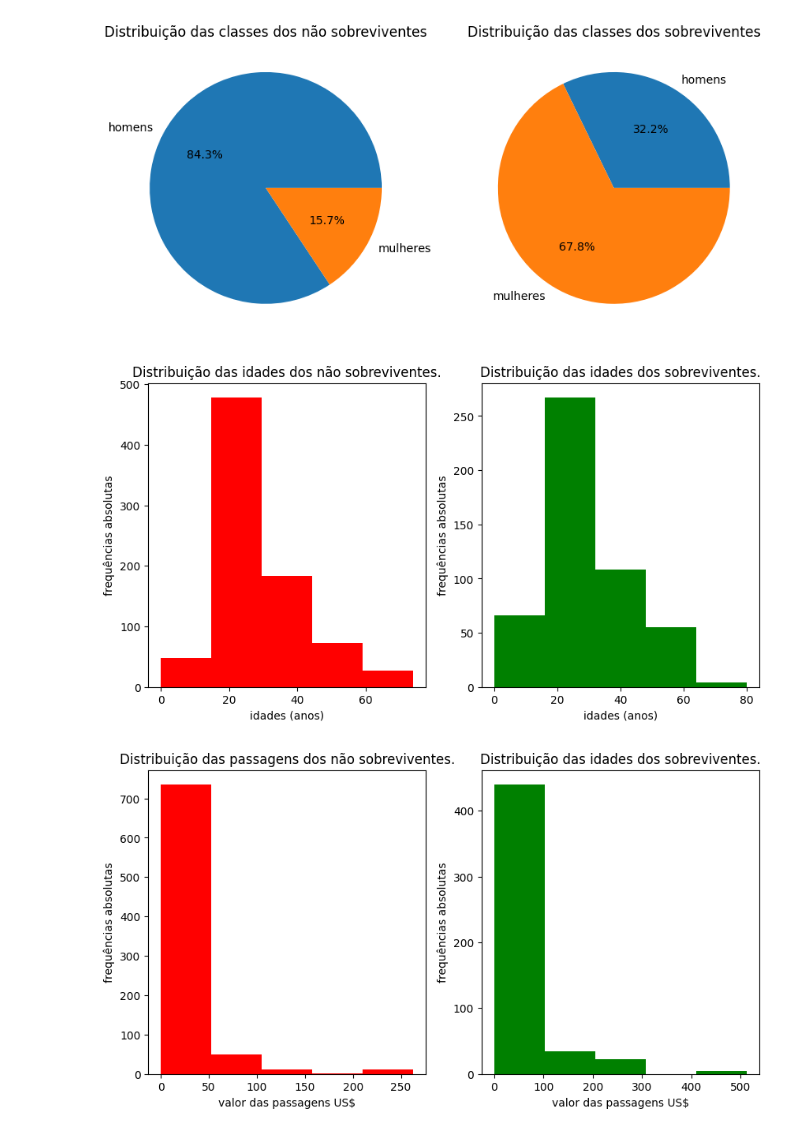
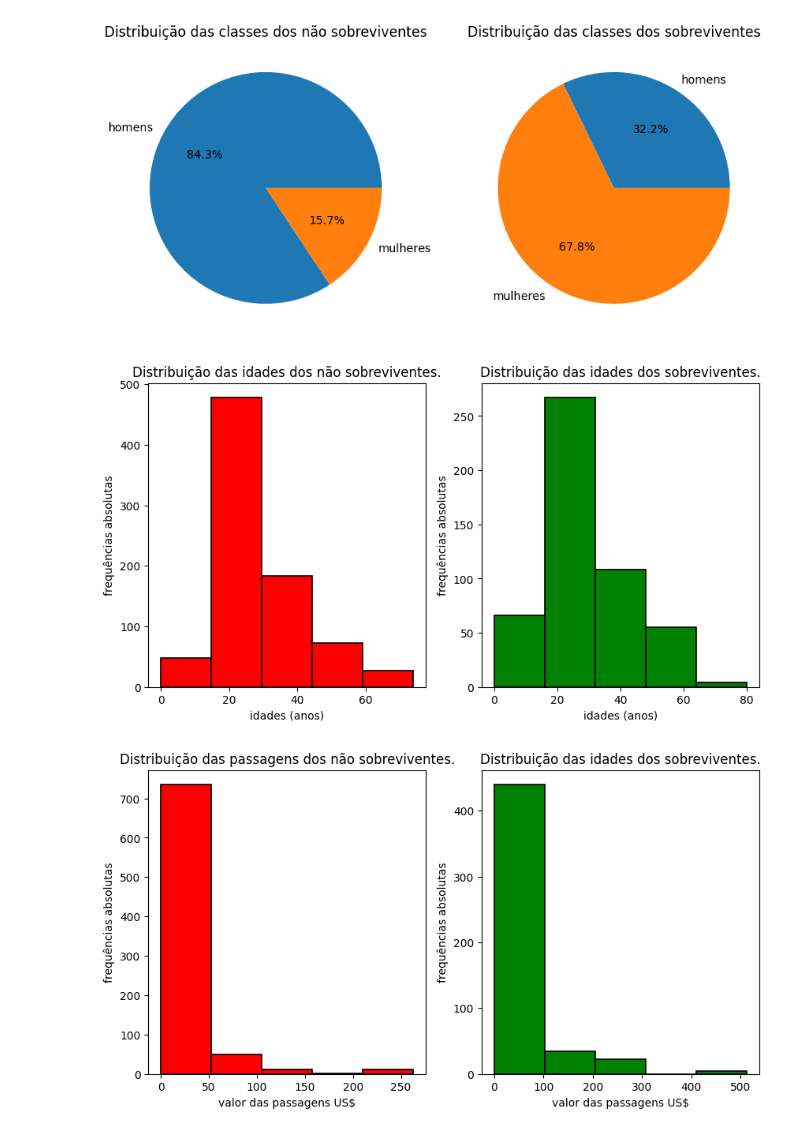
Before and after one commit to christiano1974/Aulas_Est_Python_R, a Jupyter notebook: Aulas_Estatística.ipynb, the cells around one changed output. Drawn from its saved outputs; the diff is of its cells as text; code cells hidden in the pictures.

```diff
--- a/Aulas_Estatística.ipynb
+++ b/Aulas_Estatística.ipynb
@@ -376,32 +376,32 @@ plt.show()
 # %%
 # histogramas em relação as idades dos sobreviventes e não sobreviventes
 plt.figure(figsize = (10,5))
 plt.subplot(1,2,1)
-plt.hist(df_0['age'],bins = 5,color ='red')
+plt.hist(df_0['age'],bins = 5,color ='red',edgecolor = 'black',linewidth = 1.2)
 plt.title('Distribuição das idades dos não sobreviventes.')
 plt.xlabel('idades (anos)')
 plt.ylabel('frequências absolutas')
 plt.subplot(1,2,2)
-plt.hist(df_1['age'],bins = 5,color = 'green')
+plt.hist(df_1['age'],bins = 5,color = 'green',edgecolor = 'black',linewidth = 1.2)
 plt.title('Distribuição das idades dos sobreviventes.')
 plt.xlabel('idades (anos)')
 plt.ylabel('frequências absolutas')
 plt.show()
 # %% [output]
-[figure, old version]
+[figure, new version]
 # %%
 # histogramas em relação ao valores das passagens dos sobreviventes e não sobreviventes
 plt.figure(figsize = (10,5))
 plt.subplot(1,2,1)
-plt.hist(df_0['fare'],bins = 5,color ='red')
+plt.hist(df_0['fare'],bins = 5,color ='red',edgecolor = 'black',linewidth = 1.2)
 plt.title('Distribuição das passagens dos não sobreviventes.')
 plt.xlabel('valor das passagens US$')
 plt.ylabel('frequências absolutas')
 plt.subplot(1,2,2)
-plt.hist(df_1['fare'],bins = 5,color = 'green')
+plt.hist(df_1['fare'],bins = 5,color = 'green',edgecolor = 'black',linewidth = 1.2)
 plt.title('Distribuição das idades dos sobreviventes.')
 plt.xlabel('valor das passagens US$')
 plt.ylabel('frequências absolutas')
 plt.show()
 # %% [output]
-[figure, old version]
+[figure, new version]
```
